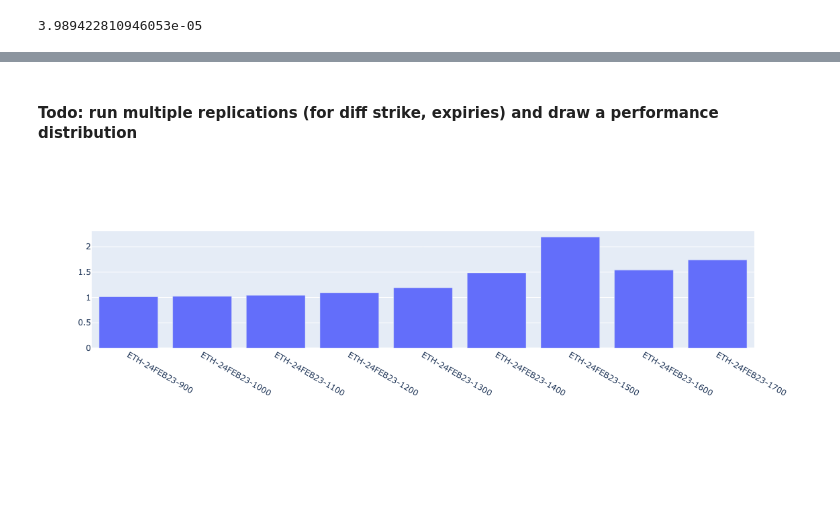
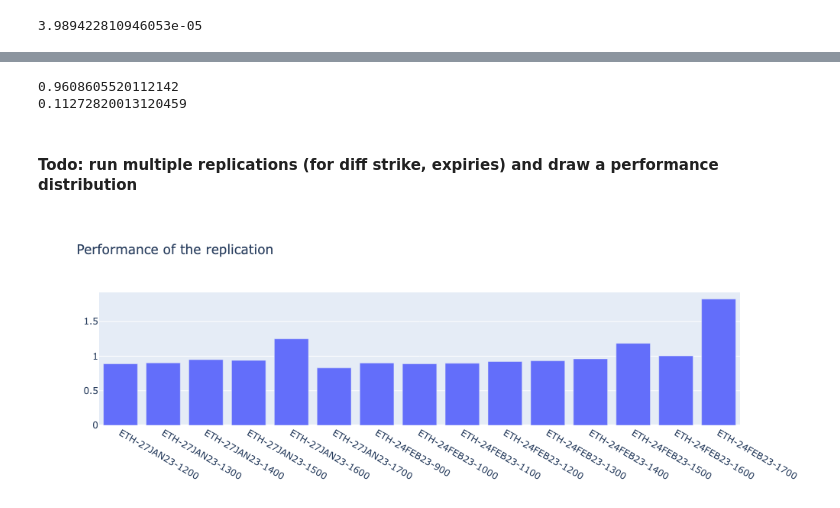
Before and after one commit to DeltaDex-Protocol/research, a Jupyter notebook: backtests.ipynb, the cells around one changed output, grey strips where cells are left out. Cells and saved outputs as stored; diff of their text form; code cells hidden in the pictures; blank space fills up the shorter version.

Commit message:
fixed maths, updated chart

```diff
--- a/backtests.ipynb
+++ b/backtests.ipynb
@@ -97,9 +98,10 @@ def backtest(df):
 # datetime.strptime(selected_put.iloc[5]['expiry'], "%Y %m %d %I:%M%p")
 # get_timedelta_in_years(datetime.fromisoformat(selected_put.iloc[5]['expiry']) - datetime.fromisoformat(selected_put.iloc[5]['current_time']))
 # %%
-def calculate_option_PnL(underlying_price, strike, option_price_in_underlying):
+def calculate_option_PnL(init_underlying_price, final_underlying_price,
+                         strike, init_option_price_in_underlying, final_option_price_in_underlying):
 
-    PnL = max(0, strike - underlying_price) - option_price_in_underlying * underlying_price
+    PnL = final_option_price_in_underlying * final_underlying_price - init_option_price_in_underlying * init_underlying_price
     return PnL
 # %%
 def test(option_name):
@@ -140,15 +141,22 @@ def performance(option_name):
     filtered = preprocessing(option_name = option_name, option_type = 'put')
     replicated_pnl = backtest(filtered[filtered.index % 10 == 0])
 
-    option_price = filtered['mid_price'].iloc[0] * filtered['underlying_price'].iloc[0]
+    init_option_price = filtered['mid_price'].iloc[0] * filtered['underlying_price'].iloc[0]
 
-    price_on_expiry = filtered['underlying_price'].iloc[-1]
+    final_option_price = filtered['mid_price'].iloc[-1] * filtered['underlying_price'].iloc[-1]
 
-    pnl = calculate_option_PnL(filtered['underlying_price'].iloc[-1], filtered['strike'].iloc[-1], filtered['mid_price'].iloc[0])
+    initial_price = filtered['underlying_price'].iloc[0]
 
-    print(replicated_pnl, option_price, price_on_expiry, pnl)
+    pnl = calculate_option_PnL(filtered['underlying_price'].iloc[0], filtered['underlying_price'].iloc[-1], filtered['strike'].iloc[0],
+                               filtered['mid_price'].iloc[0], filtered['mid_price'].iloc[-1])
+    print('------')
+    print('option_name:', option_name)
+    print('start time:', filtered['current_time'].iloc[0])
+    print('init_option_price: {}, final_option_price: {}'.format(init_option_price, final_option_price))
+    print("rep_pnl: {}, initial_price: {}, pnl: {}".format(replicated_pnl, initial_price, pnl))
+    print('------')
 
-    shift = 500
+    shift = 2 * max(abs(replicated_pnl), abs(pnl))
 
     # if pnl > 0:
     #     if replicated_pnl > 0:
@@ -167,7 +175,7 @@ def performance(option_name):
 # %%
 options_names = ['ETH-27JAN23-1200', 'ETH-27JAN23-1300', 'ETH-27JAN23-1400', 'ETH-27JAN23-1500', 'ETH-27JAN23-1600', 'ETH-27JAN23-1700']
 
-options_names =  ['ETH-24FEB23-900', 'ETH-24FEB23-1000', 'ETH-24FEB23-1100', 'ETH-24FEB23-1200', 'ETH-24FEB23-1300', 'ETH-24FEB23-1400',
+options_names = options_names + ['ETH-24FEB23-900', 'ETH-24FEB23-1000', 'ETH-24FEB23-1100', 'ETH-24FEB23-1200', 'ETH-24FEB23-1300', 'ETH-24FEB23-1400',
                 'ETH-24FEB23-1500', 'ETH-24FEB23-1600', 'ETH-24FEB23-1700']
 # %%
 options_names
@@ -249,3 +366,9 @@ res
+# %%
+print(np.mean(list(map(lambda x: x[1], res[:-1]))))
+print(np.std(list(map(lambda x: x[1], res[:-1]))))
+# %% [output]
+0.9608605520112142
+0.11272820013120459
 # %%
 # filtered
 # %% [markdown]
@@ -260,20 +383,20 @@ import plotly.express as px
 # %%
 dices2 = pd.DataFrame(np.random.randint(low=1, high=7, size=(100, 2)), columns=('Кость 1', 'Кость 2'))
 dices2['Сумма'] = dices2['Кость 1'] + dices2['Кость 2']
 dices3 = pd.DataFrame(np.random.randint(low=1, high=7, size=(1000, 2)), columns=('Кость 1', 'Кость 2'))
 dices3['Сумма'] = dices3['Кость 1'] + dices3['Кость 2']
 
-fig = go.Figure()
+fig = go.Figure(layout = {"title": {"text": "Performance of the replication"}})
 # fig.add_trace(go.Histogram(x=dices['Сумма']))
 for i in range(len(res)):
     # fig.add_trace(go.Histogram(x=r))
     # fig.add_trace(go.Histogram(x=r))
-    fig2 = px.bar(res[0], x=np.array([res[i][0]]), y=np.array([res[i][1]]))
+    fig2 = px.bar(res[i], x=np.array([res[i][0]]), y=np.array([res[i][1]]))
 
     # fig2 = px.bar(df, x="x", y="y")
     fig.add_trace(fig2.data[0])
 
 # fig.add_trace(go.Histogram(x=dices3['Сумма']))
 fig.show()
 # %% [output]
-[figure, old version]
+[figure, new version]
```
Also changed, not shown: parts of 8 cells of this notebook.
